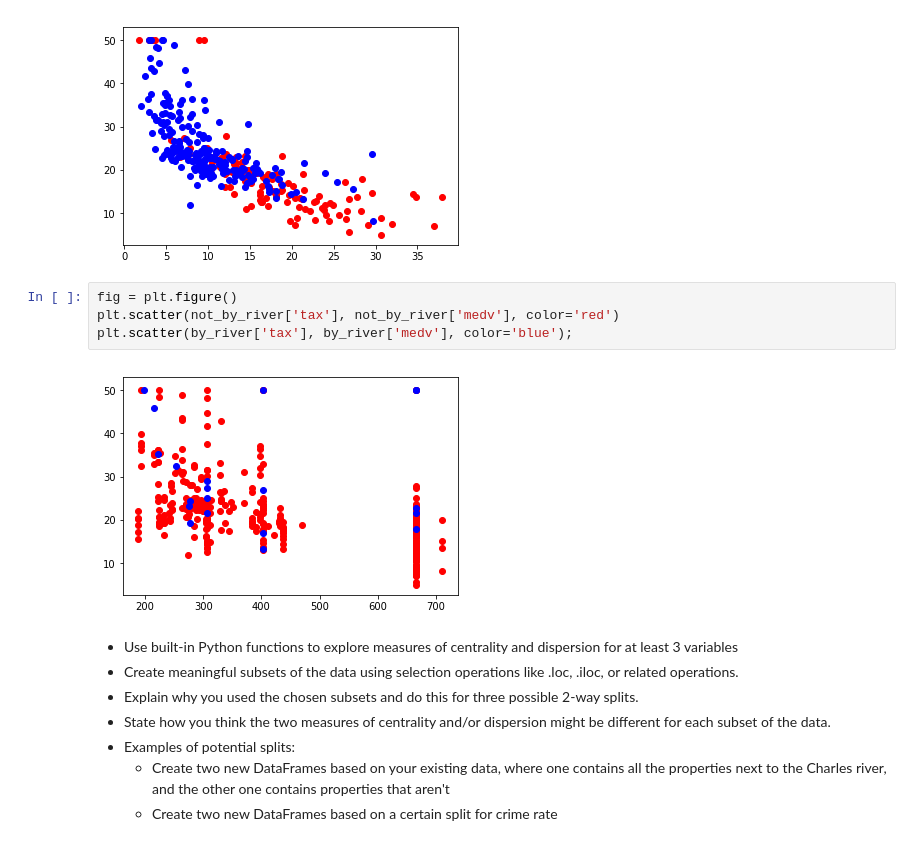
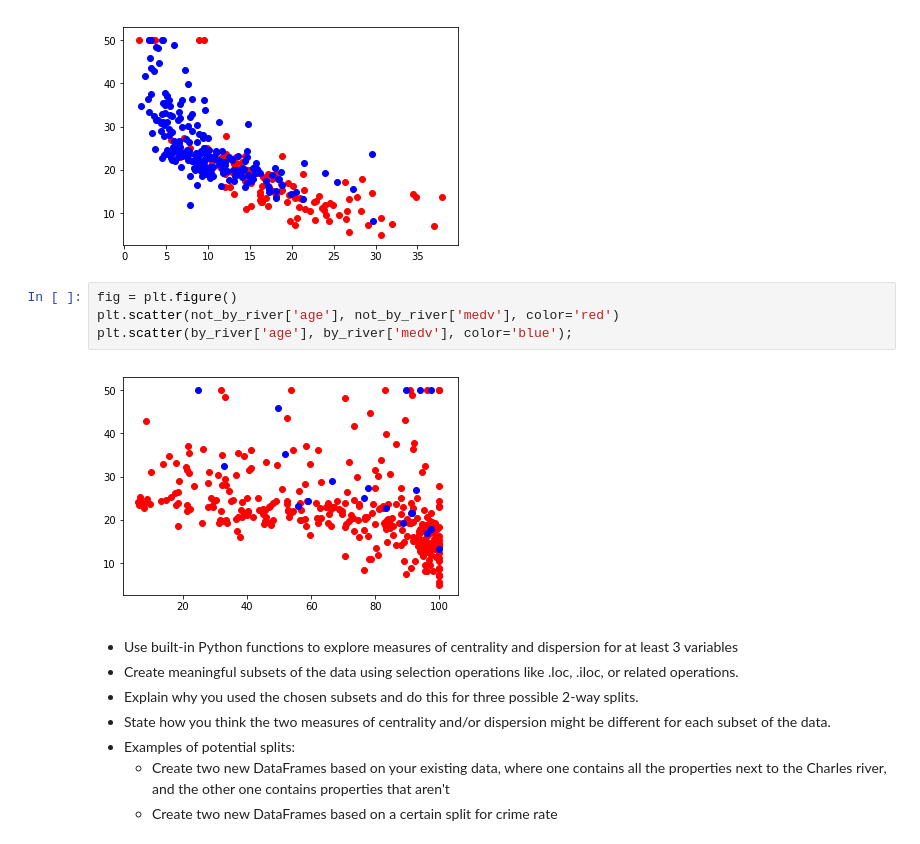
Before and after one commit to kathrinv/dsc-project-eda-with-pandas-nyc-ds-082619, a Jupyter notebook: index.ipynb, the cells around one changed output. Saved outputs shown, nothing was run; the diff lists cells and outputs as text.

```diff
--- a/index.ipynb
+++ b/index.ipynb
@@ -143,10 +143,10 @@ plt.scatter(low_crime_area['lstat'], low_crime_area['medv'], color='blue');
 [figure]
 # %%
 fig = plt.figure()
-plt.scatter(not_by_river['tax'], not_by_river['medv'], color='red')
-plt.scatter(by_river['tax'], by_river['medv'], color='blue');
+plt.scatter(not_by_river['age'], not_by_river['medv'], color='red')
+plt.scatter(by_river['age'], by_river['medv'], color='blue');
 # %% [output]
-[figure, old version]
+[figure, new version]
 # %% [markdown]
 - Use built-in Python functions to explore measures of centrality and dispersion for at least 3 variables
 - Create meaningful subsets of the data using selection operations like .loc, .iloc, or related operations.
```
